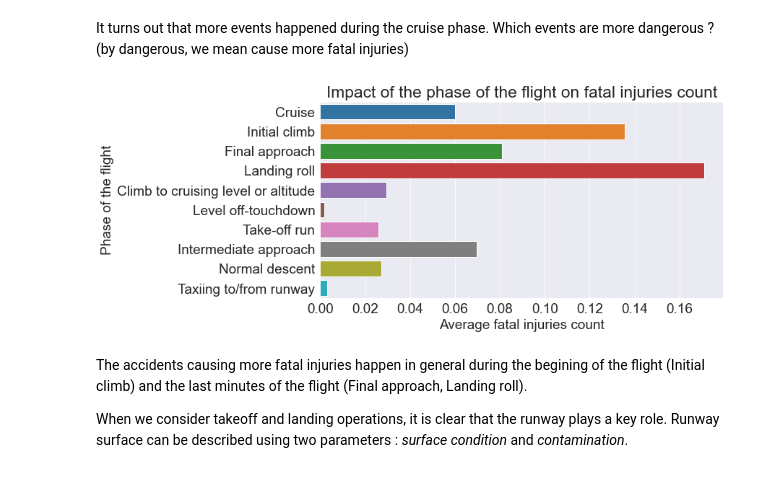
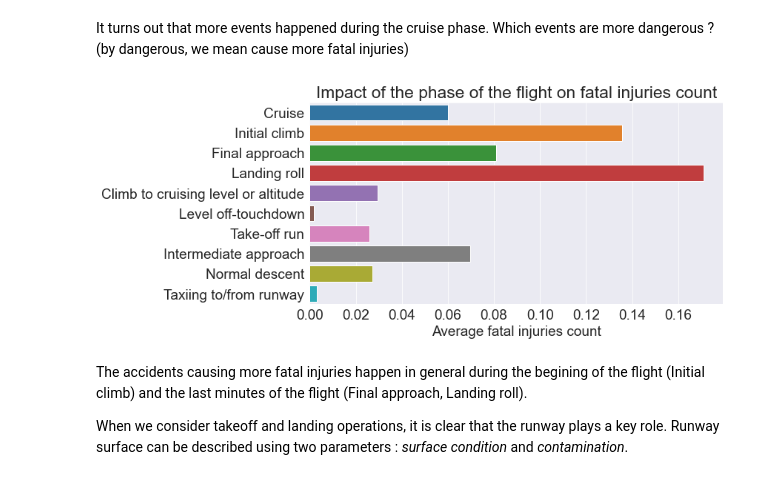
Before and after one commit to zaitrik/canadian_aviation, a Jupyter notebook: canadian_aviation.ipynb, the cells around one changed output. Cells and saved outputs as stored; diff of their text form; code cells hidden in the pictures.

```diff
--- a/canadian_aviation.ipynb
+++ b/canadian_aviation.ipynb
@@ -517,22 +517,22 @@ It turns out that more events happened during the cruise phase. Which events are
 # %%
 #we join the occurrence and events_phases datasets using the occurrence numbers.
 new_dataset3 = occurence_df.set_index('OccNo').join(events_phases_df.set_index('OccNo'))
 select_phases = graph.index
 data = new_dataset3.loc[(new_dataset3['PhaseID_DisplayEng']==select_phases[0])|
                 (new_dataset3['PhaseID_DisplayEng']==select_phases[1])|
                 (new_dataset3['PhaseID_DisplayEng']==select_phases[2])|
                 (new_dataset3['PhaseID_DisplayEng']==select_phases[3])|
                 (new_dataset3['PhaseID_DisplayEng']==select_phases[4])|
                 (new_dataset3['PhaseID_DisplayEng']==select_phases[5])|
                 (new_dataset3['PhaseID_DisplayEng']==select_phases[6])|
                 (new_dataset3['PhaseID_DisplayEng']==select_phases[7])|
                 (new_dataset3['PhaseID_DisplayEng']==select_phases[8])|
                 (new_dataset3['PhaseID_DisplayEng']==select_phases[9])].groupby('PhaseID_DisplayEng')                          ['TotalFatalCount'].mean()
 matplotlib.rcParams['figure.figsize'] = (10, 5)
 fig = sns.barplot( data.values,select_phases);
-fig.set(xlabel = 'Average fatal injuries count', ylabel = 'Phase of the flight', Title='Impact of the phase of the flight on fatal injuries count');
+fig.set(xlabel = 'Average fatal injuries count', ylabel = '', Title='Impact of the phase of the flight on fatal injuries count');
 # %% [output]
-[figure, old version]
+[figure, new version]
 # %% [markdown]
 The accidents causing more fatal injuries happen in general during the begining of the flight (Initial climb) and the last minutes of the flight (Final approach, Landing roll).
 
```
Also changed, not shown: parts of 12 cells of this notebook.
